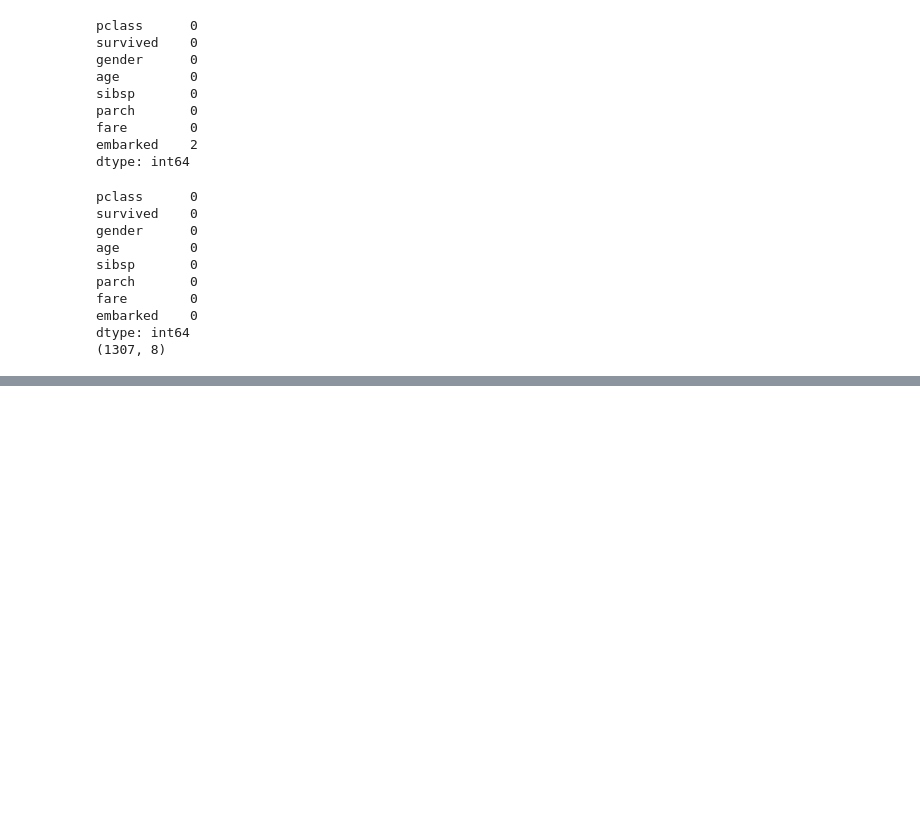
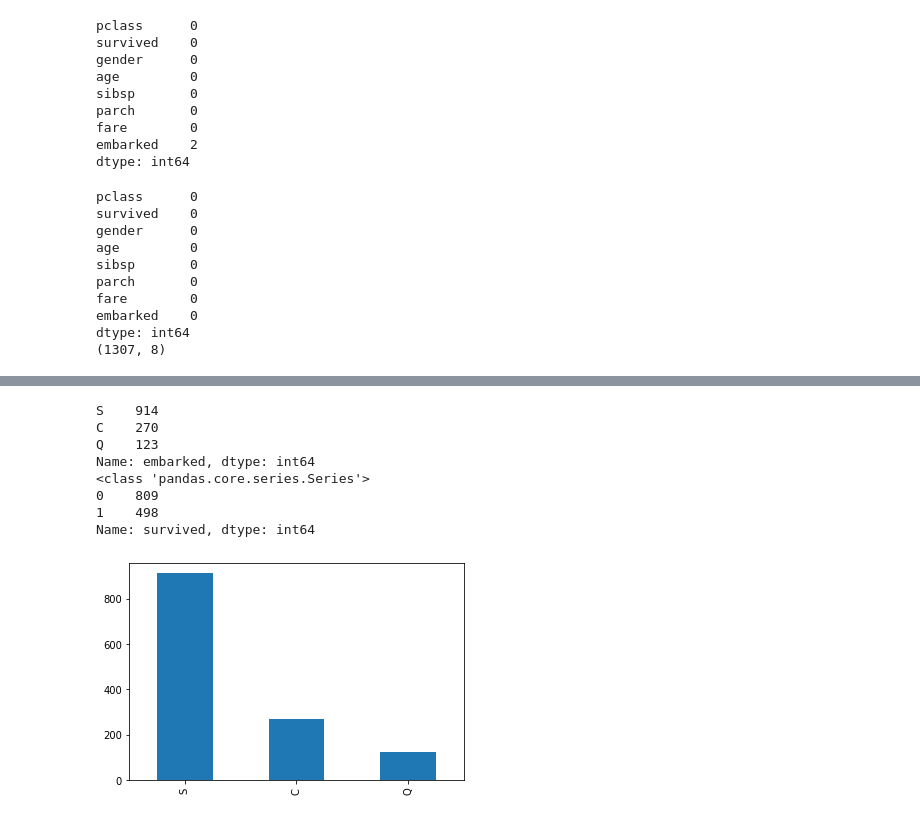
Before and after one commit to leangaurav/dsc_weekend_2020_03_01, a Jupyter notebook: Titanic/AssignmentTitanic1Pandas.ipynb, the cells around one changed output, grey strips where cells are left out. Drawn from its saved outputs; the diff is of its cells as text; code cells hidden in the pictures; blank space fills up the shorter version.

```diff
--- a/Titanic/AssignmentTitanic1Pandas.ipynb
+++ b/Titanic/AssignmentTitanic1Pandas.ipynb
@@ -323,3 +319,21 @@ Name: pclass, dtype: object
 #find max age male and female who survived
 #get average age by gender
 #get average age by people survived vs not-survived
+# %%
+s = df.embarked.value_counts()
+print(s)
+print(type(s))
+print(df.survived.value_counts())
+import matplotlib.pyplot as plt
+s.plot(kind = 'bar')
+plt.show()
+# %% [output]
+S    914
+C    270
+Q    123
+Name: embarked, dtype: int64
+<class 'pandas.core.series.Series'>
+0    809
+1    498
+Name: survived, dtype: int64
+[figure, added]
```
Also changed, not shown: parts of 15 cells of this notebook, 11 other files.
